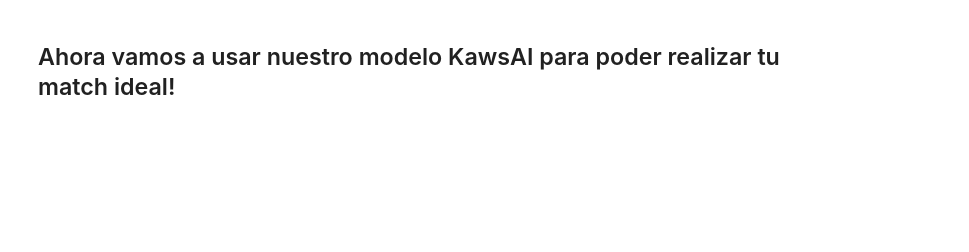
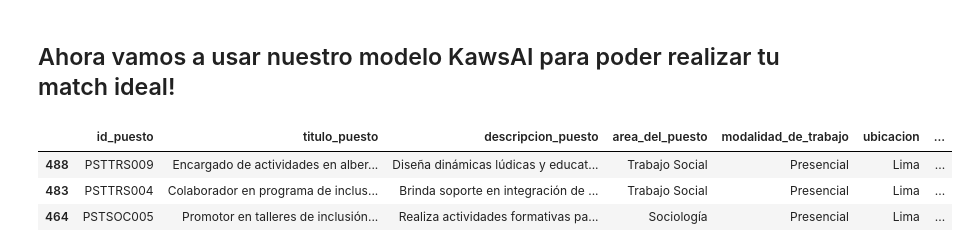
Before and after one commit to DiegoMucha/chambeaya-ai-core, a Jupyter notebook: KawsAI-prueba.ipynb, the cells around one changed output. Drawn from its saved outputs; the diff is of its cells as text; code cells hidden in the pictures; blank space fills up the shorter version.

```diff
--- a/KawsAI-prueba.ipynb
+++ b/KawsAI-prueba.ipynb
@@ -105,0 +94,13 @@ VBox(children=(VBox(children=(Label(value='nombre_completo'), Text(value=''))),
+# %%
+preprocesador = Preprocesador()
+puestos_procesados = preprocesador.fit_transform(puestos)
+estudiante_procesado = preprocesador.transform_estudiante(estudiante_nuevo)
+aimodel = KAM()
+aimodel.train(puestos_procesados)
+distancias, indices = aimodel.get_positions(estudiante_procesado)
+puestos.iloc[indices]
+# %% [output]
+|  | id_puesto | titulo_puesto | descripcion_puesto | area_del_puesto | modalidad_de_trabajo | ubicacion | ... |
+| 488 | PSTTRS009 | Encargado de actividades en alber... | Diseña dinámicas lúdicas y educat... | Trabajo Social | Presencial | Lima | ... |
+| 483 | PSTTRS004 | Colaborador en programa de inclus... | Brinda soporte en integración de ... | Trabajo Social | Presencial | Lima | ... |
+| 464 | PSTSOC005 | Promotor en talleres de inclusión... | Realiza actividades formativas pa... | Sociología | Presencial | Lima | ... |
```
Also changed, not shown: parts of 14 cells of this notebook, 6 other files.
